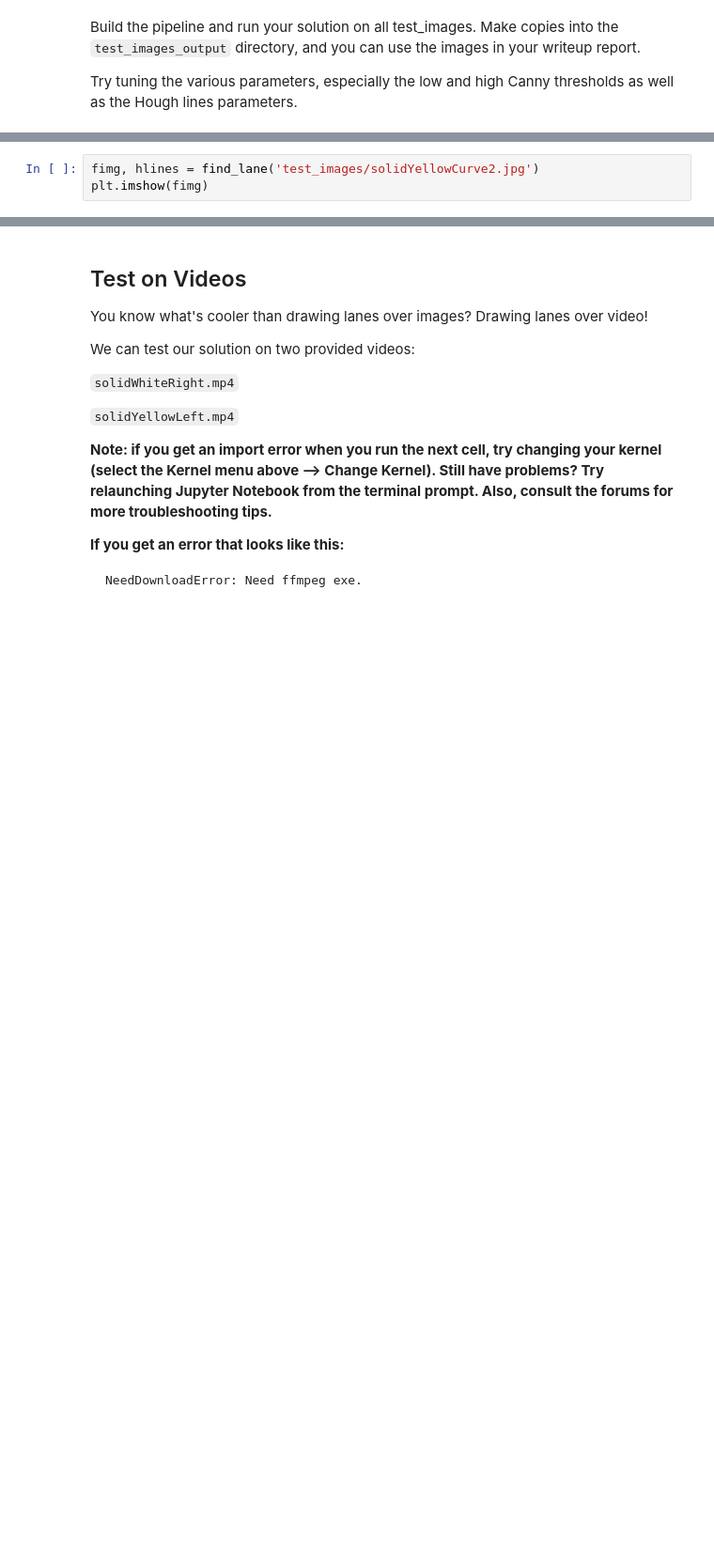
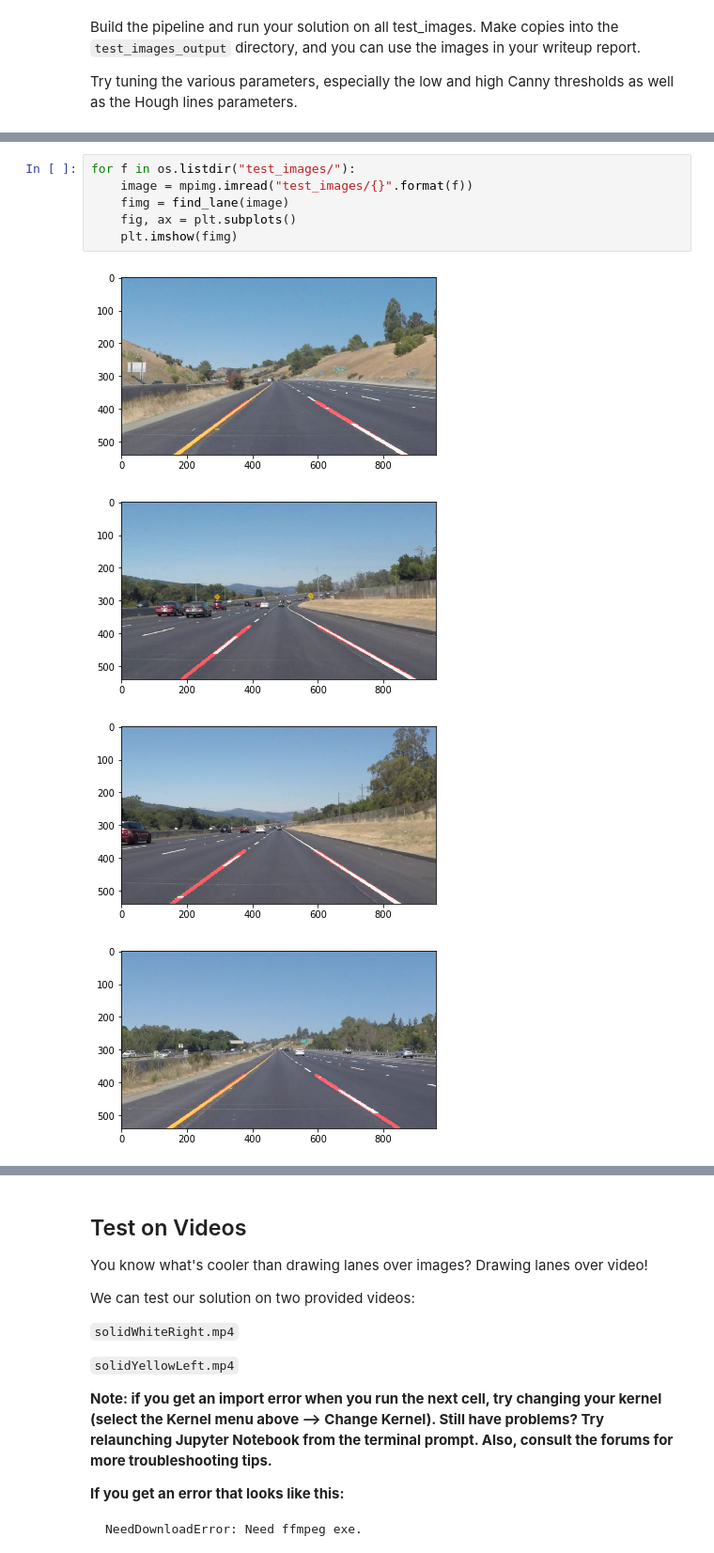
Before and after one commit to rednotion/find-lane-lines, a Jupyter notebook: P1.ipynb, the cells around one changed output, grey strips where cells are left out. Shown at 94% size. Saved outputs shown, nothing was run; the diff lists cells and outputs as text; blank space fills up the shorter version.

Commit message:
new function for lane detection w robustness

```diff
--- a/P1.ipynb
+++ b/P1.ipynb
@@ -230,3 +319,11 @@ def find_lane(img_url):
-# %%
-fimg, hlines = find_lane('test_images/solidYellowCurve2.jpg')
-plt.imshow(fimg)
+# %%
+for f in os.listdir("test_images/"):
+    image = mpimg.imread("test_images/{}".format(f))
+    fimg = find_lane(image)
+    fig, ax = plt.subplots()
+    plt.imshow(fimg)
+# %% [output]
+[figure, added]
+[figure, added]
+[figure, added]
+[figure, added]
```
Also changed, not shown: parts of 16 cells of this notebook, 3 other files.
